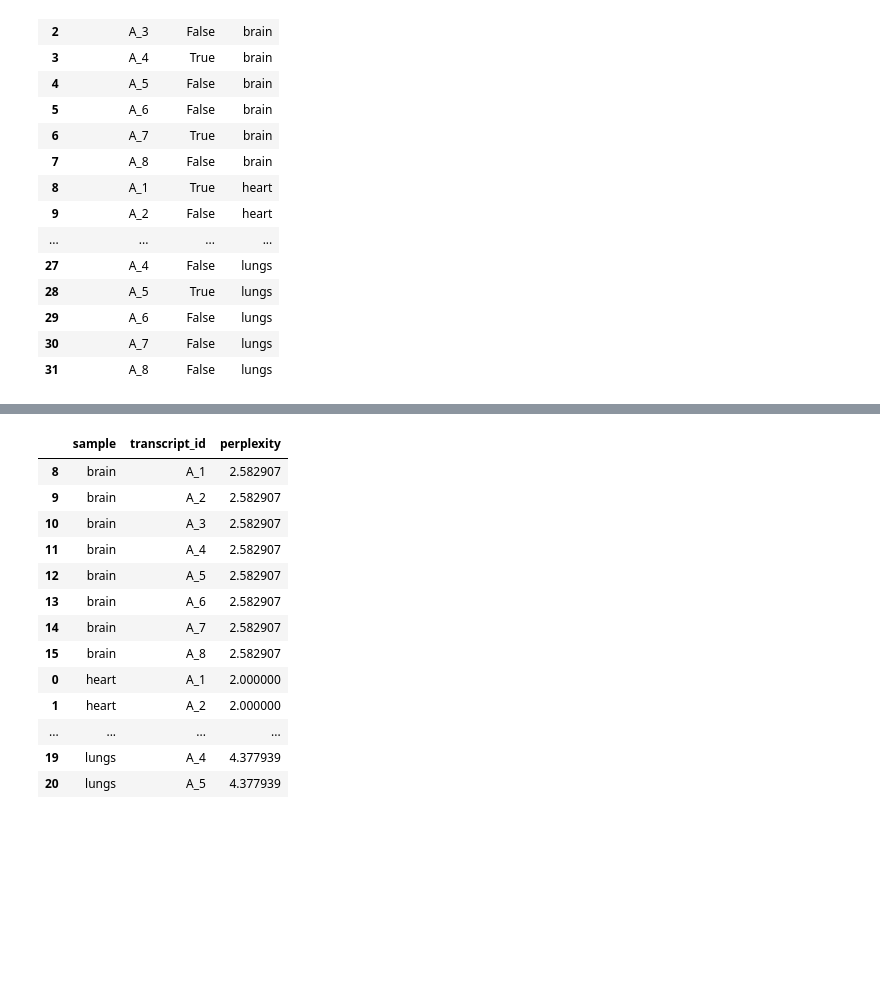
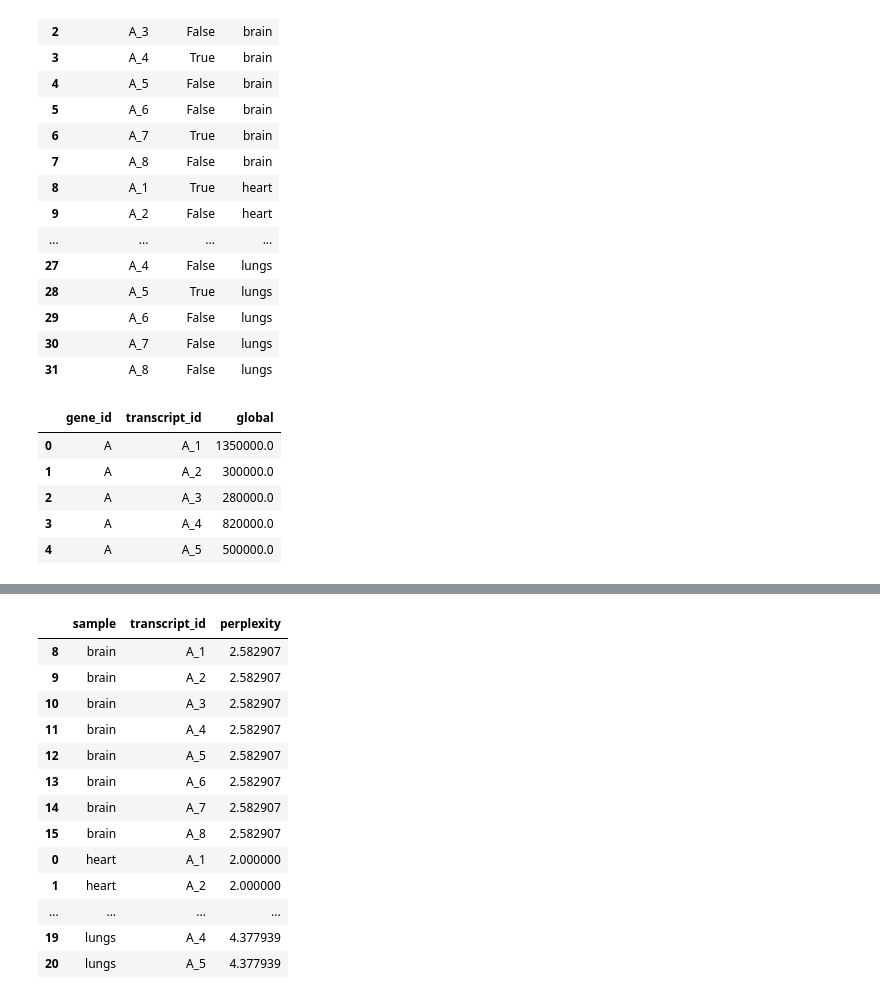
Before and after one commit to fairliereese/isoplex, a Jupyter notebook: dev.ipynb, the cells around one changed output, grey strips where cells are left out. Saved outputs shown, nothing was run; the diff lists cells and outputs as text; code cells hidden in the pictures; blank space fills up the shorter version.

```diff
--- a/dev.ipynb
+++ b/dev.ipynb
@@ -81,0 +89,9 @@ df[['transcript_id', 'effective', 'sample']]
+# %%
+global_df.head()
+# %% [output]
+|  | gene_id | transcript_id | global |
+| 0 | A | A_1 | 1350000.0 |
+| 1 | A | A_2 | 300000.0 |
+| 2 | A | A_3 | 280000.0 |
+| 3 | A | A_4 | 820000.0 |
+| 4 | A | A_5 | 500000.0 |
```
Also changed, not shown: parts of 4 cells of this notebook.
